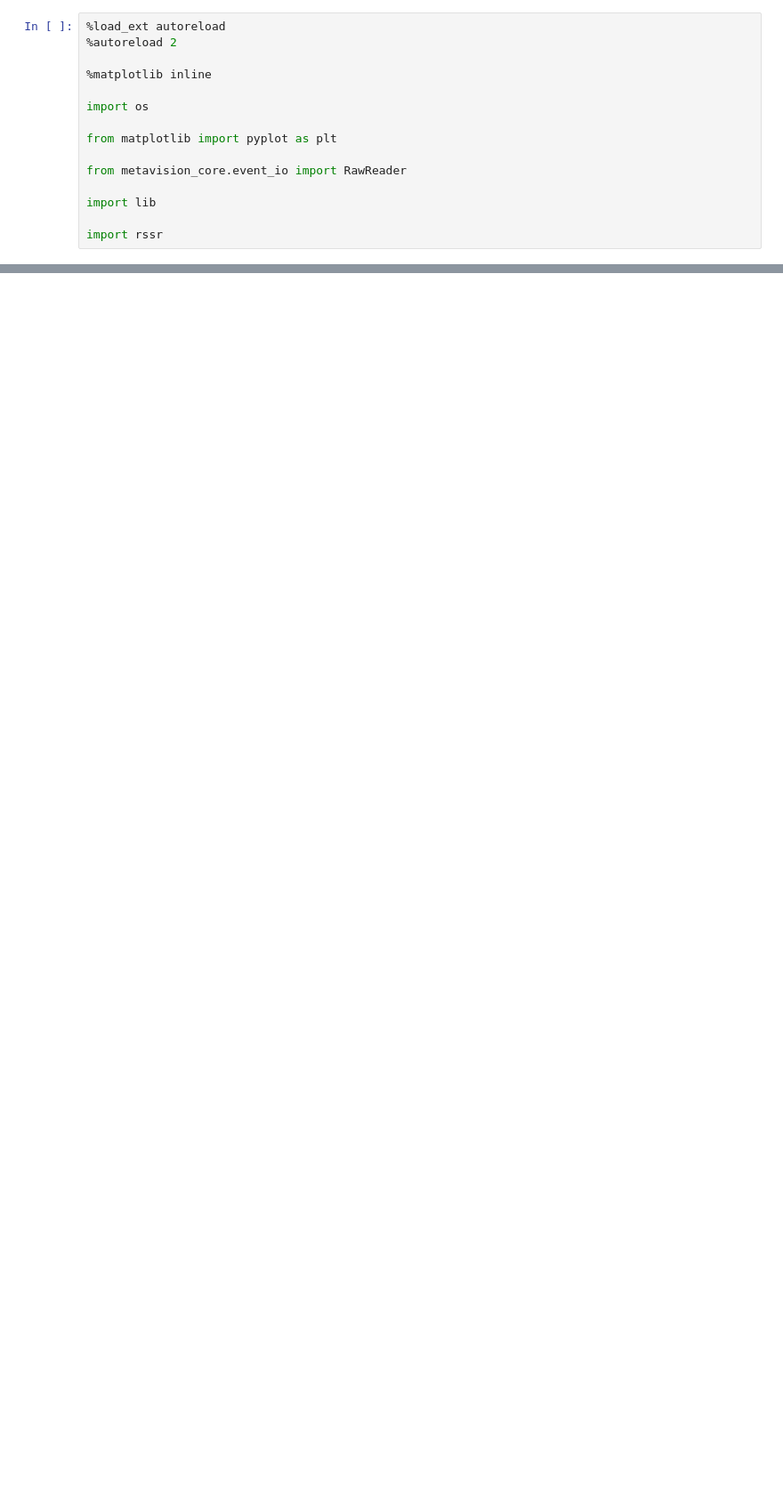
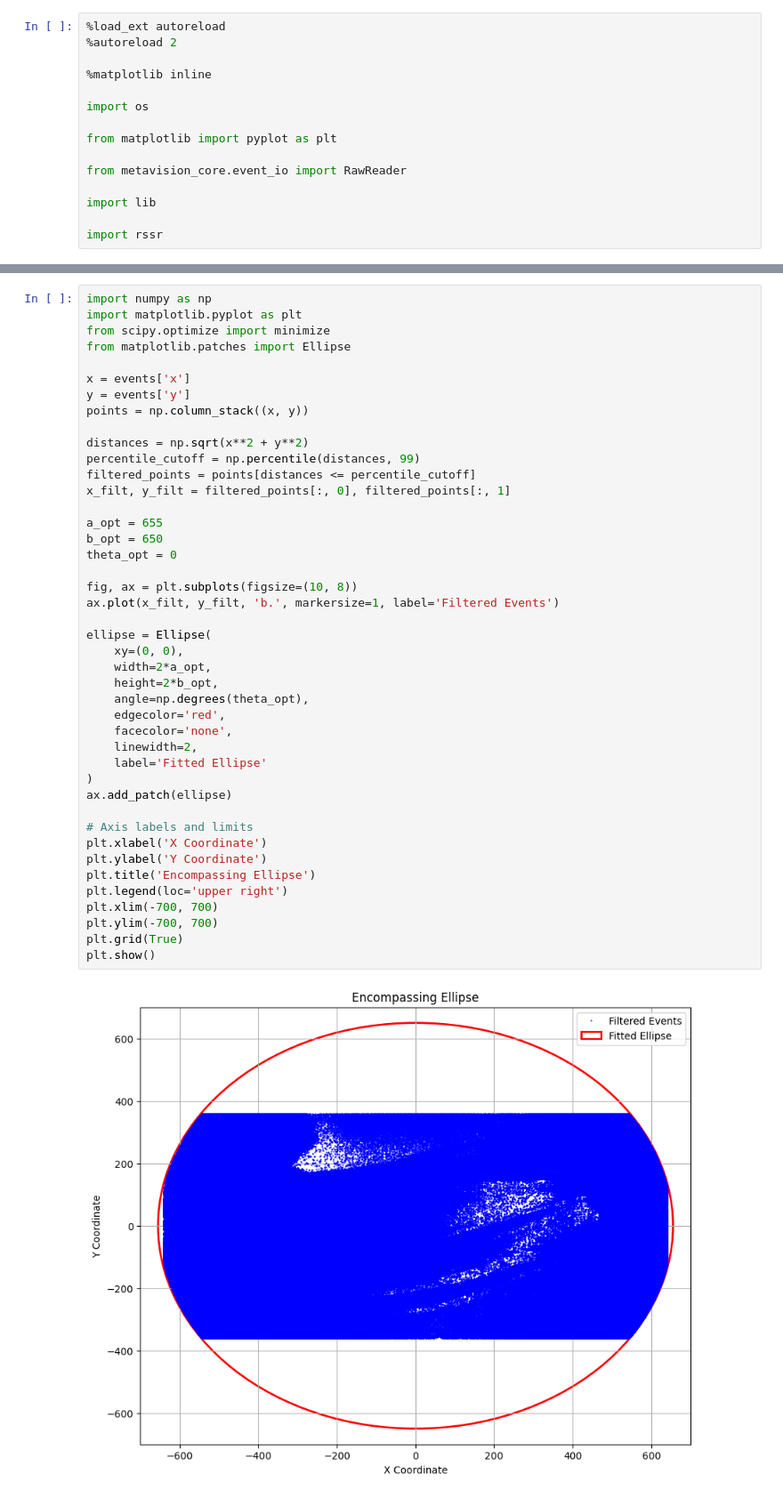
Before and after one commit to kubakubakuba/mrs-uvdar-distance-estimator, a Jupyter notebook: rssr.ipynb, the cells around one changed output, grey strips where cells are left out. Shown at 89% size. Drawn from its saved outputs; the diff is of its cells as text; blank space fills up the shorter version.

Commit message:
added ellipse fitting

```diff
--- a/rssr.ipynb
+++ b/rssr.ipynb
@@ -57,0 +88,45 @@ plt.show()
+# %%
+import numpy as np
+import matplotlib.pyplot as plt
+from scipy.optimize import minimize
+from matplotlib.patches import Ellipse
+
+x = events['x']
+y = events['y']
+points = np.column_stack((x, y))
+
+distances = np.sqrt(x**2 + y**2)
+percentile_cutoff = np.percentile(distances, 99)
+filtered_points = points[distances <= percentile_cutoff]
+x_filt, y_filt = filtered_points[:, 0], filtered_points[:, 1]
+
+a_opt = 655
+b_opt = 650
+theta_opt = 0
+
+fig, ax = plt.subplots(figsize=(10, 8))
+ax.plot(x_filt, y_filt, 'b.', markersize=1, label='Filtered Events')
+
+ellipse = Ellipse(
+	xy=(0, 0),
+	width=2*a_opt,
+	height=2*b_opt,
+	angle=np.degrees(theta_opt),
+	edgecolor='red',
+	facecolor='none',
+	linewidth=2,
+	label='Fitted Ellipse'
+)
+ax.add_patch(ellipse)
+
+# Axis labels and limits
+plt.xlabel('X Coordinate')
+plt.ylabel('Y Coordinate')
+plt.title('Encompassing Ellipse')
+plt.legend(loc='upper right')
+plt.xlim(-700, 700)
+plt.ylim(-700, 700)
+plt.grid(True)
+plt.show()
+# %% [output]
+[figure, added]
```
Also changed, not shown: parts of 5 cells of this notebook.
